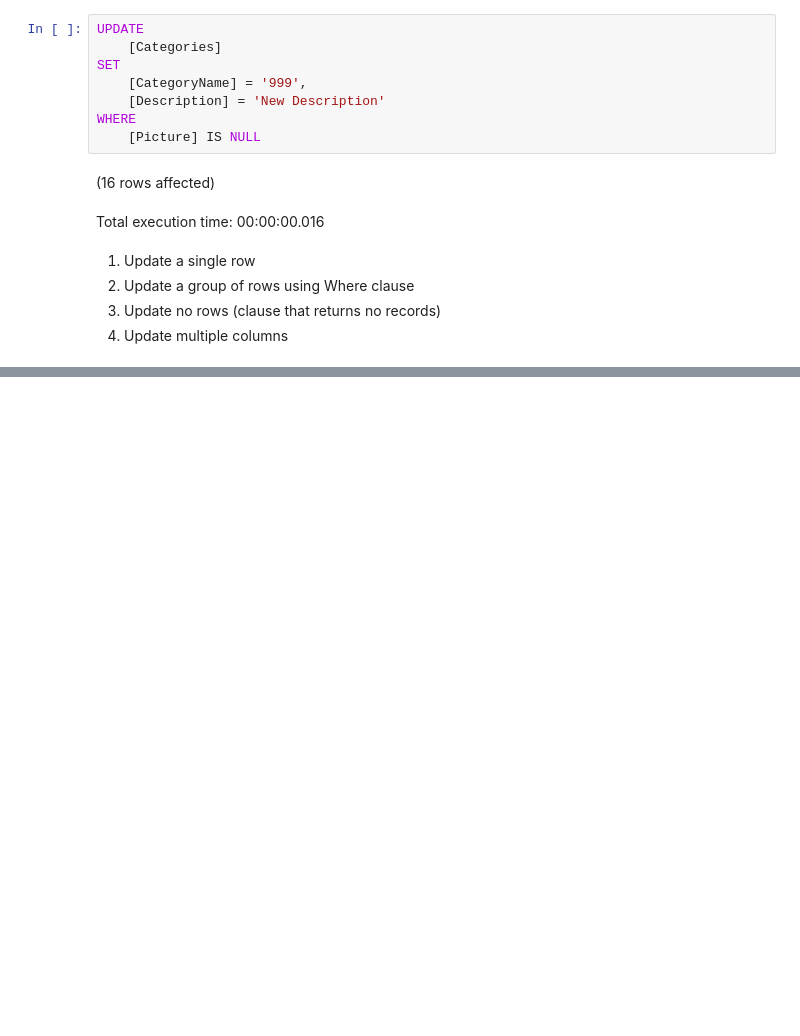
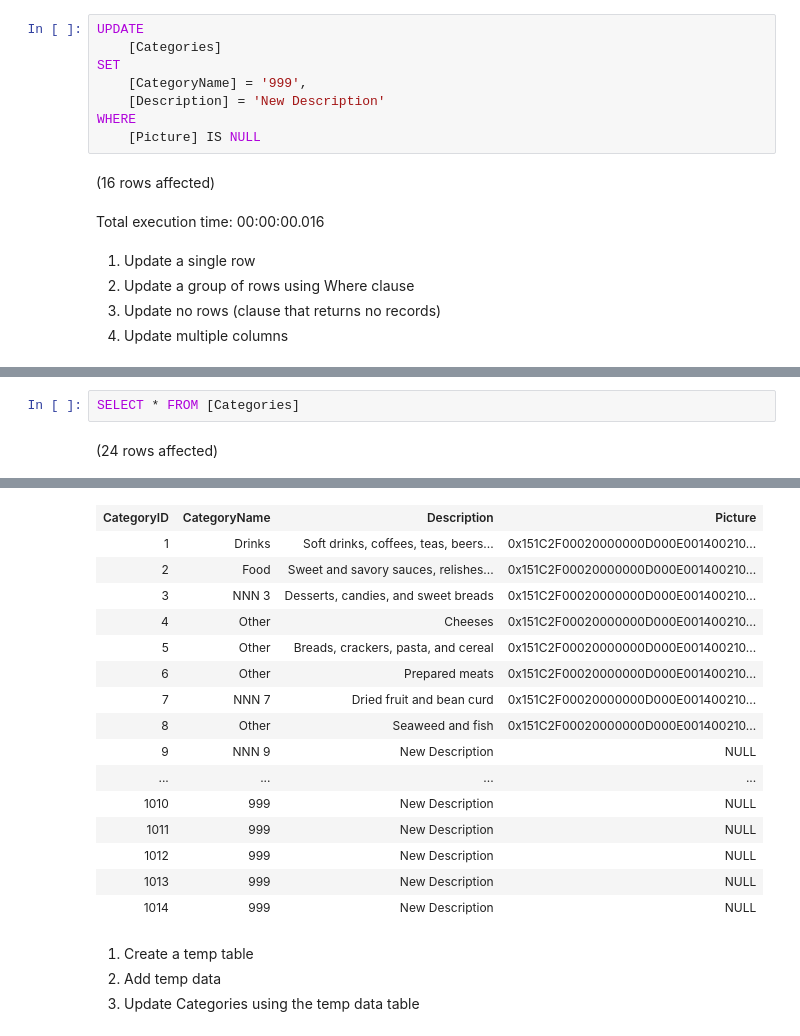
Before and after one commit to Simonsbs/D290323ER_SQL, a Jupyter notebook: Lesson2-Update.ipynb, the cells around one changed output, grey strips where cells are left out. Drawn from its saved outputs; the diff is of its cells as text; blank space fills up the shorter version.

```diff
--- a/Lesson2-Update.ipynb
+++ b/Lesson2-Update.ipynb
@@ -86,0 +134,4 @@ Total execution time: 00:00:00.016
+# %%
+SELECT * FROM [Categories]
+# %% [output]
+(24 rows affected)
@@ -86,0 +139,20 @@ Total execution time: 00:00:00.016
+| CategoryID | CategoryName | Description | Picture |
+| 1 | Drinks | Soft drinks, coffees, teas, beers... | 0x151C2F00020000000D000E001400210... |
+| 2 | Food | Sweet and savory sauces, relishes... | 0x151C2F00020000000D000E001400210... |
+| 3 | NNN 3 | Desserts, candies, and sweet breads | 0x151C2F00020000000D000E001400210... |
+| 4 | Other | Cheeses | 0x151C2F00020000000D000E001400210... |
+| 5 | Other | Breads, crackers, pasta, and cereal | 0x151C2F00020000000D000E001400210... |
+| 6 | Other | Prepared meats | 0x151C2F00020000000D000E001400210... |
+| 7 | NNN 7 | Dried fruit and bean curd | 0x151C2F00020000000D000E001400210... |
+| 8 | Other | Seaweed and fish | 0x151C2F00020000000D000E001400210... |
+| 9 | NNN 9 | New Description | NULL |
+| ... | ... | ... | ... |
+| 1010 | 999 | New Description | NULL |
+| 1011 | 999 | New Description | NULL |
+| 1012 | 999 | New Description | NULL |
+| 1013 | 999 | New Description | NULL |
+| 1014 | 999 | New Description | NULL |
+# %% [markdown]
+1. Create a temp table
+2. Add temp data
+3. Update Categories using the temp data table
```
Also changed, not shown: parts of 5 cells of this notebook.
